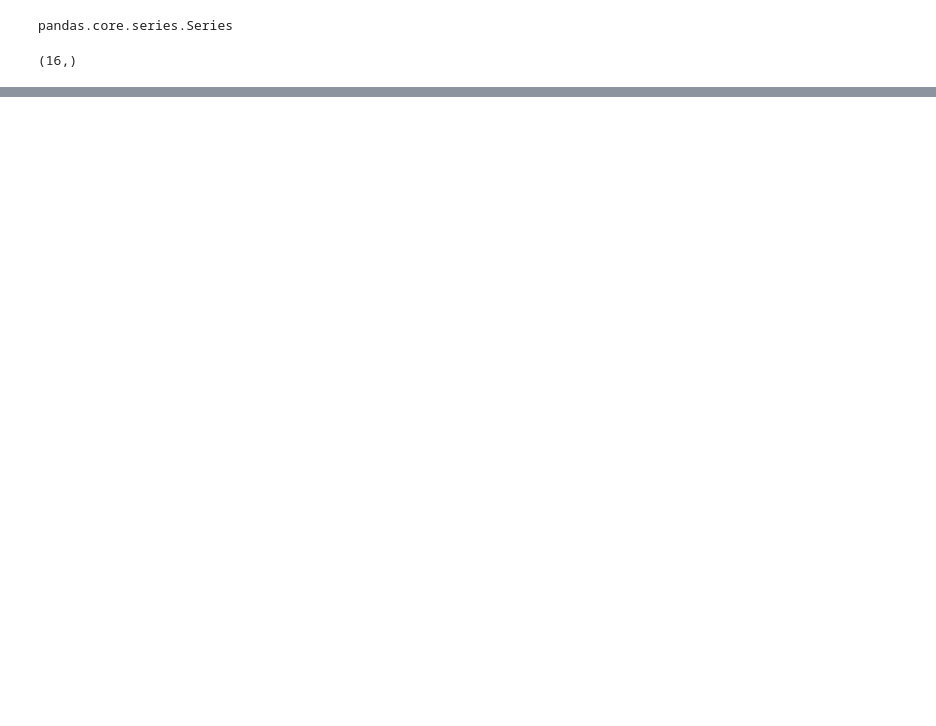
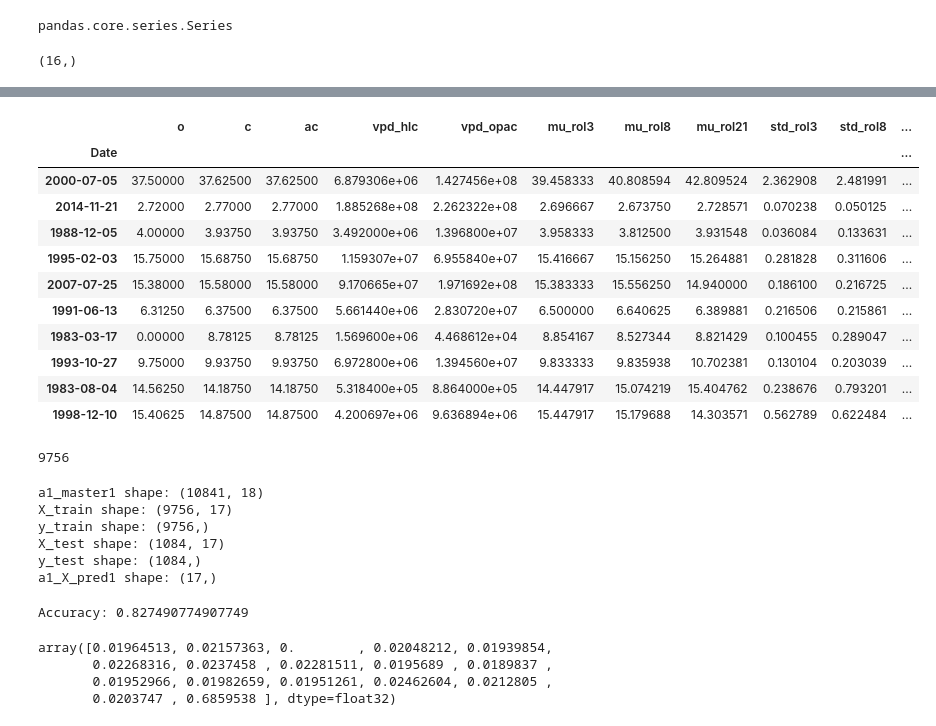
Before and after one commit to yuchild/next_n_hour_stock_predictor, a Jupyter notebook: testing.ipynb, the cells around one changed output, grey strips where cells are left out. Drawn from its saved outputs; the diff is of its cells as text; code cells hidden in the pictures; blank space fills up the shorter version.

```diff
--- a/testing.ipynb
+++ b/testing.ipynb
@@ -394,0 +466,73 @@ a1_master1.tail(10)
+# %%
+a1_master1_scrambled = a1_master1_scrambled.sample(frac=1)
+a1_master1_scrambled = a1_master1_scrambled.sample(frac=1)
+
+a1_master1_scrambled.tail(10)
+# %% [output]
+|  | o | c | ac | vpd_hlc | vpd_opac | mu_rol3 | mu_rol8 | mu_rol21 | std_rol3 | std_rol8 | ... |
+| Date |  |  |  |  |  |  |  |  |  |  | ... |
+| 2000-07-05 | 37.50000 | 37.62500 | 37.62500 | 6.879306e+06 | 1.427456e+08 | 39.458333 | 40.808594 | 42.809524 | 2.362908 | 2.481991 | ... |
+| 2014-11-21 | 2.72000 | 2.77000 | 2.77000 | 1.885268e+08 | 2.262322e+08 | 2.696667 | 2.673750 | 2.728571 | 0.070238 | 0.050125 | ... |
+| 1988-12-05 | 4.00000 | 3.93750 | 3.93750 | 3.492000e+06 | 1.396800e+07 | 3.958333 | 3.812500 | 3.931548 | 0.036084 | 0.133631 | ... |
+| 1995-02-03 | 15.75000 | 15.68750 | 15.68750 | 1.159307e+07 | 6.955840e+07 | 15.416667 | 15.156250 | 15.264881 | 0.281828 | 0.311606 | ... |
+| 2007-07-25 | 15.38000 | 15.58000 | 15.58000 | 9.170665e+07 | 1.971692e+08 | 15.383333 | 15.556250 | 14.940000 | 0.186100 | 0.216725 | ... |
+| 1991-06-13 | 6.31250 | 6.37500 | 6.37500 | 5.661440e+06 | 2.830720e+07 | 6.500000 | 6.640625 | 6.389881 | 0.216506 | 0.215861 | ... |
+| 1983-03-17 | 0.00000 | 8.78125 | 8.78125 | 1.569600e+06 | 4.468612e+04 | 8.854167 | 8.527344 | 8.821429 | 0.100455 | 0.289047 | ... |
+| 1993-10-27 | 9.75000 | 9.93750 | 9.93750 | 6.972800e+06 | 1.394560e+07 | 9.833333 | 9.835938 | 10.702381 | 0.130104 | 0.203039 | ... |
+| 1983-08-04 | 14.56250 | 14.18750 | 14.18750 | 5.318400e+05 | 8.864000e+05 | 14.447917 | 15.074219 | 15.404762 | 0.238676 | 0.793201 | ... |
+| 1998-12-10 | 15.40625 | 14.87500 | 14.87500 | 4.200697e+06 | 9.636894e+06 | 15.447917 | 15.179688 | 14.303571 | 0.562789 | 0.622484 | ... |
+# %%
+a1_idx_tt_split = int(a1_master1_scrambled.shape[0] * 0.9)
+a1_idx_tt_split
+# %% [output]
+9756
+# %%
+a1_X_train = a1_master1_scrambled[a1_X_columns].iloc[:a1_idx_tt_split]
+a1_y_train = a1_master1_scrambled['ac1_pred'].iloc[:a1_idx_tt_split]
+
+a1_X_test = a1_master1_scrambled[a1_X_columns].iloc[a1_idx_tt_split:]
+a1_y_test = a1_master1_scrambled['ac1_pred'].iloc[a1_idx_tt_split:]
+
+print(f'a1_master1 shape: {a1_master1.shape}')
+print(f'X_train shape: {a1_X_train.shape}')
+print(f'y_train shape: {a1_y_train.shape}')
+print(f'X_test shape: {a1_X_test.shape}')
+print(f'y_test shape: {a1_y_test.shape}')
+print(f'a1_X_pred1 shape: {a1_X_pred1.shape}')
+# %% [output]
+a1_master1 shape: (10841, 18)
+X_train shape: (9756, 17)
+y_train shape: (9756,)
+X_test shape: (1084, 17)
+y_test shape: (1084,)
+a1_X_pred1 shape: (17,)
+# %%
+# 2nd modeling
+
+xgb_model1 = xgb.XGBClassifier(objective='binary:logistic'
+                              # , num_class=2
+                              , random_state=42
+                              # , max_depth=7
+                              # , n_estimators=89
+                              # , learning_rate=0.05
+                              # , min_child_weight=4
+                             )
+
+xgb_model1.fit(a1_X_train, a1_y_train)
+
+y_pred = xgb_model1.predict(a1_X_test)
+
+y_pred_prob = xgb_model1.predict_proba(a1_X_test)[:, 1]
+
+acc = accuracy_score(a1_y_test, y_pred)
+
+print(f'Accuracy: {acc}')
+# %% [output]
+Accuracy: 0.827490774907749
+# %%
+xgb_model1.feature_importances_
+# %% [output]
+array([0.01964513, 0.02157363, 0.        , 0.02048212, 0.01939854,
+       0.02268316, 0.0237458 , 0.02281511, 0.0195689 , 0.0189837 ,
+       0.01952966, 0.01982659, 0.01951261, 0.02462604, 0.0212805 ,
+       0.0203747 , 0.6859538 ], dtype=float32)
```
Also changed, not shown: parts of 21 cells of this notebook, 2 other files.
